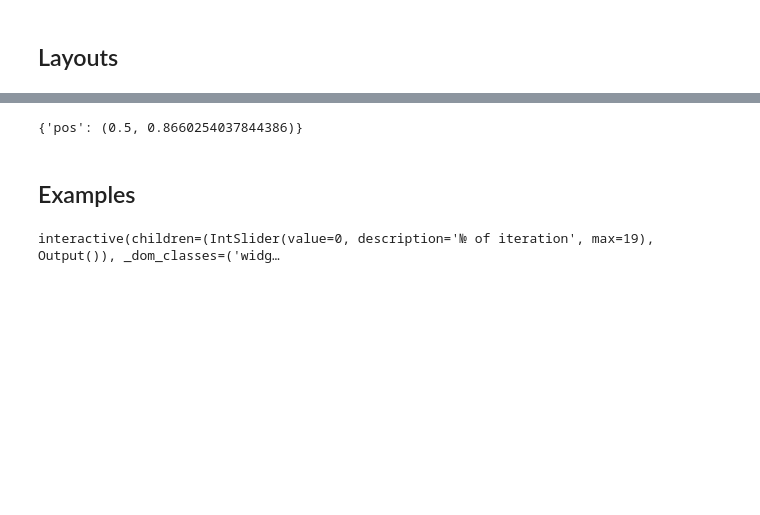
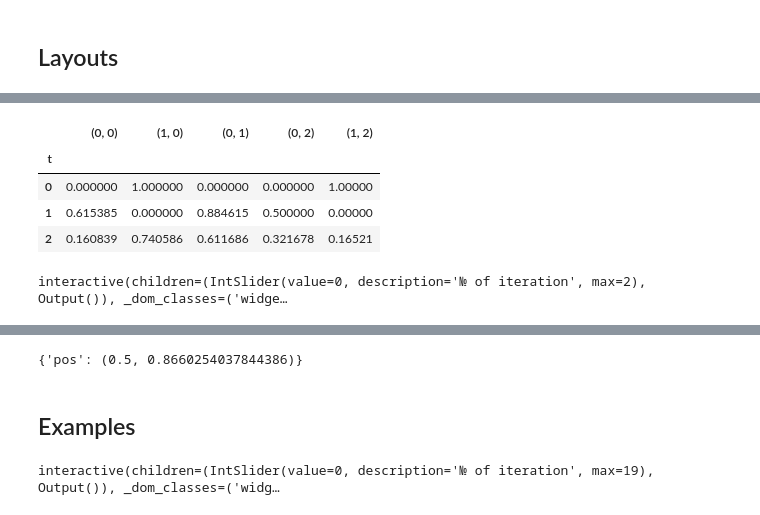
Before and after one commit to heinwol/sponge-networks, a Jupyter notebook: jupyter/network_main.ipynb, the cells around one changed output, grey strips where cells are left out. Cells and saved outputs as stored; diff of their text form; code cells hidden in the pictures; blank space fills up the shorter version.

Commit message:
played with SpongeNetworks (alpha stage)

```diff
--- a/jupyter/network_main.ipynb
+++ b/jupyter/network_main.ipynb
@@ -74,15 +46,0 @@ gr.nodes[(6, 11)]
-# %%
-# gr = nx.triangular_lattice_graph(3, 5, with_positions=True, create_using=nx.DiGraph)
-gr = nx.hexagonal_lattice_graph(3, 5, with_positions=True, create_using=nx.DiGraph)
-# gr = nx.grid_2d_graph(3, 5, create_using=nx.DiGraph)
-# gr.add_edge(0, 1, weight=12)
-# nx.to_dict_of_dicts(gr)
-# nx.draw_networkx(gr)
-# nx.nx_agraph.write_dot(gr.to_undirected(), 'temp')
-nw = rn.ResourceNetworkGreedy(gr)
-len(gr)
-
-sim = nw.run_simulation(np.random.randint(0, 2, size=len(nw)), n_iters=10)
-# rn.plot_simulation(nw, sim, scale=0.8)
-svgs = nw.plot_with_states(sim, scale=1.1)
-svgs[0]
@@ -91 +50,16 @@ svgs[0]
+# %%
+sim.simple_protocol()
+# %% [output]
+|  | (0, 0) | (1, 0) | (0, 1) | (0, 2) | (1, 2) |
+| t |  |  |  |  |  |
+| 0 | 0.000000 | 1.000000 | 0.000000 | 0.000000 | 1.00000 |
+| 1 | 0.615385 | 0.000000 | 0.884615 | 0.500000 | 0.00000 |
+| 2 | 0.160839 | 0.740586 | 0.611686 | 0.321678 | 0.16521 |
+# %%
+gr = rn.grid_with_positions(1, 2, grid_type="triangular")
+nw = rn.ResourceNetworkGreedy(gr)
+sim = nw.run_simulation(np.random.randint(0, 2, size=len(nw)), n_iters=3)
+rn.plot_simulation(nw, sim, scale=1.4)
+# %% [output]
+interactive(children=(IntSlider(value=0, description='№ of iteration', max=2), Output()), _dom_classes=('widge…
 # %%
```
Also changed, not shown: parts of 9 cells of this notebook.
